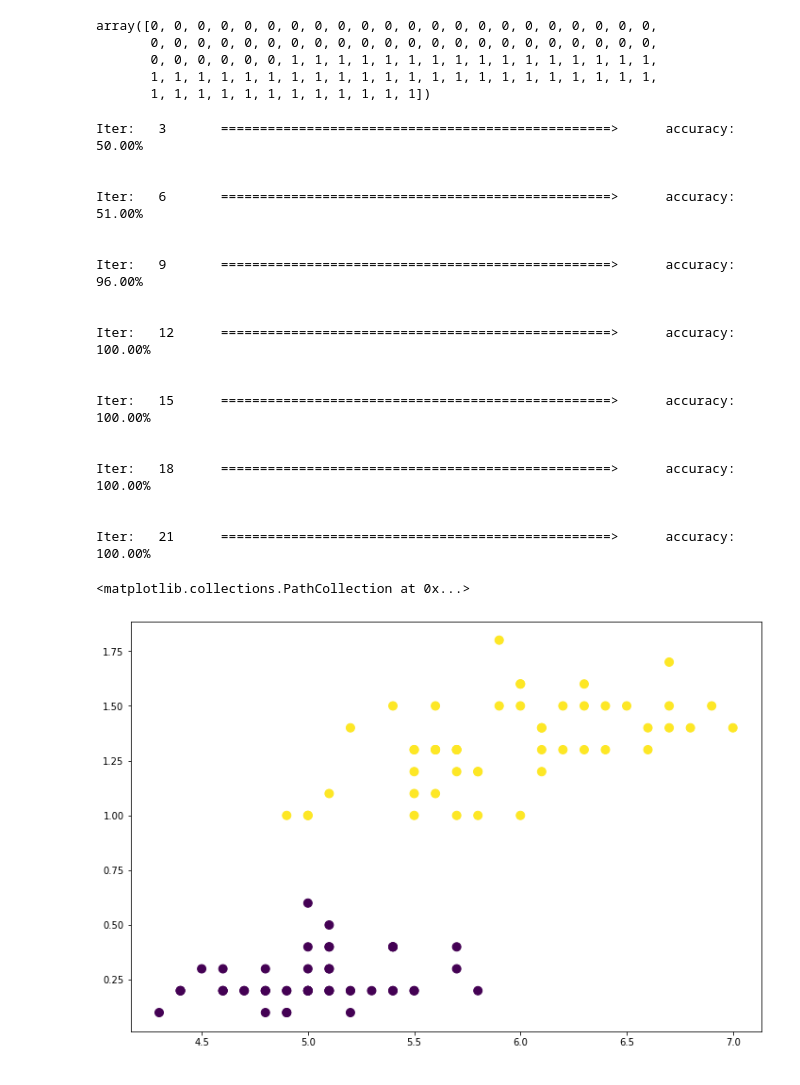
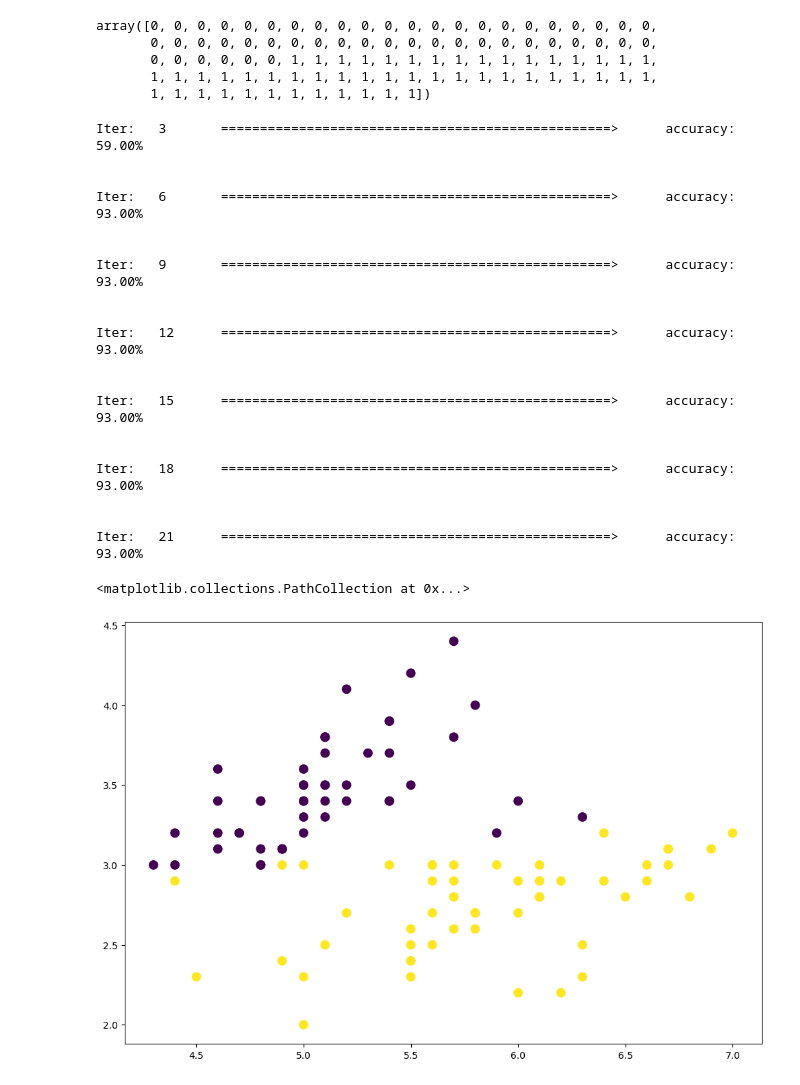
Before and after one commit to Mitchell-Mirano/Allison, a Jupyter notebook: examples/linear/Logistic Regression in Allison.ipynb, the cells around one changed output. Cells and saved outputs as stored; diff of their text form; code cells hidden in the pictures.

```diff
--- a/examples/linear/Logistic Regression in Allison.ipynb
+++ b/examples/linear/Logistic Regression in Allison.ipynb
@@ -14,4 +11,4 @@ from utils.metrics import accuracy
 # %%
-data=pd.read_csv('./data/iris.csv')
+data=pd.read_csv("../data/Iris.csv")
 data.head()
 # %% [output]
@@ -33,7 +30,7 @@ def numeric_labels(categorical_labels):
 
     return sorted(numeric_labels)
 # %%
-data['labels']=numeric_labels(data['variety'])
+data['labels']=numeric_labels(data['Species'])
 # %%
 data.head()
 # %% [output]
@@ -54,3 +51,2 @@ plt.scatter(data['sepal.length'],data['petal.width'],s=80,c=data['labels'] )
 # %%
-features=data[['sepal.length','petal.width']].to_numpy().T
-features
+features=data[['SepalLengthCm','SepalWidthCm']].to_numpy()
@@ -93,28 +72,28 @@ hist_train=model.train(n_iters=21,
                        labels=labels,
                        callbacks_period=3)
 # %% [output]
-Iter:   3       ==================================================>      accuracy:      50.00%
+Iter:   3       ==================================================>      accuracy:       59.00%
 
 
-Iter:   6       ==================================================>      accuracy:      51.00%
+Iter:   6       ==================================================>      accuracy:       93.00%
 
 
-Iter:   9       ==================================================>      accuracy:      96.00%
+Iter:   9       ==================================================>      accuracy:       93.00%
 
 
-Iter:   12      ==================================================>      accuracy:      100.00%
+Iter:   12      ==================================================>      accuracy:       93.00%
 
 
-Iter:   15      ==================================================>      accuracy:      100.00%
+Iter:   15      ==================================================>      accuracy:       93.00%
 
 
-Iter:   18      ==================================================>      accuracy:      100.00%
+Iter:   18      ==================================================>      accuracy:       93.00%
 
 
-Iter:   21      ==================================================>      accuracy:      100.00%
+Iter:   21      ==================================================>      accuracy:       93.00%
 # %%
 plt.figure(figsize=(12,8))
-plt.scatter(data['sepal.length'],data['petal.width'],s=80,c=model.predict(features) )
+plt.scatter(data['SepalLengthCm'],data['SepalWidthCm'],s=80,c=model.predict(features) )
 # %% [output]
 <matplotlib.collections.PathCollection at 0x...>
-[figure, old version]
+[figure, new version]
```
Also changed, not shown: parts of 8 cells of this notebook, 21 other files.
